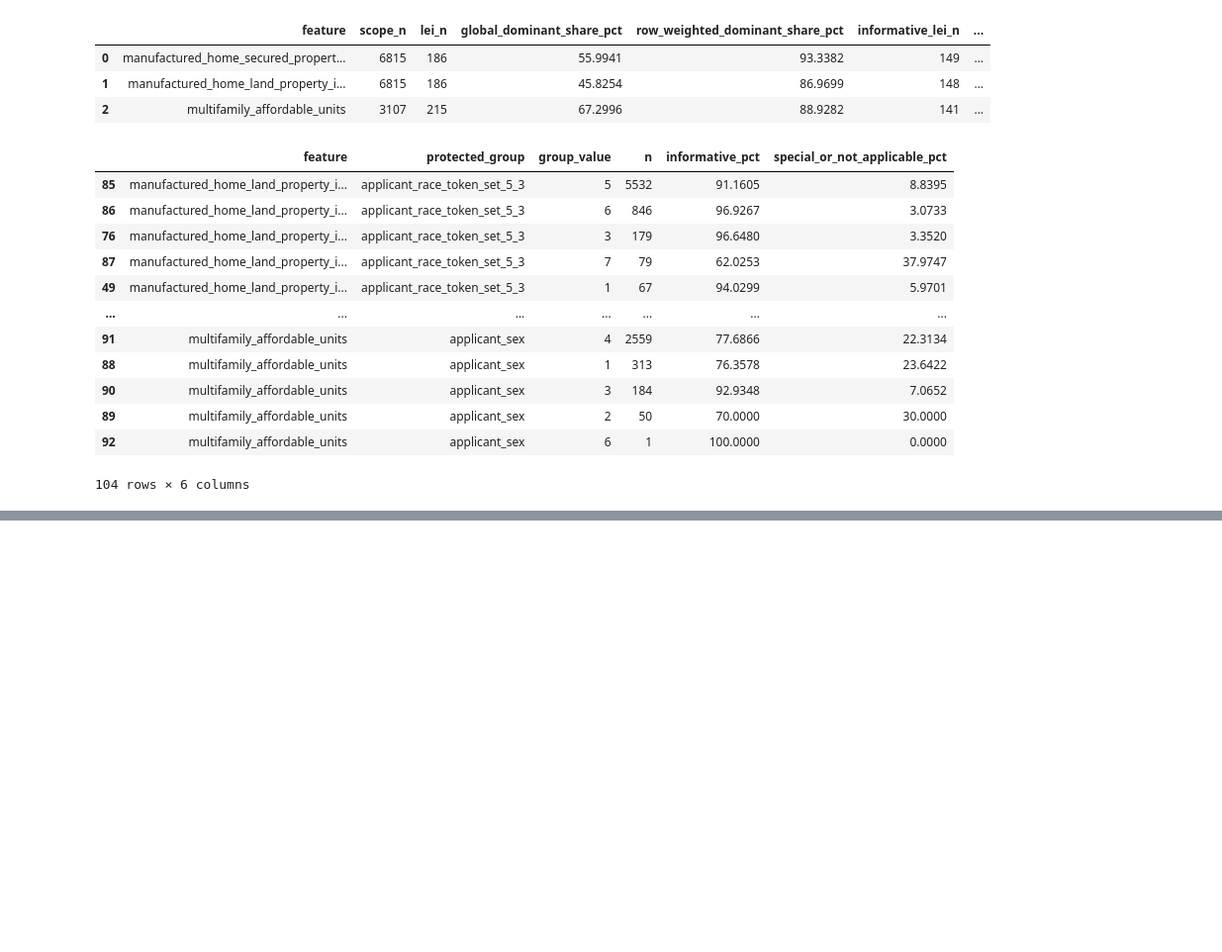
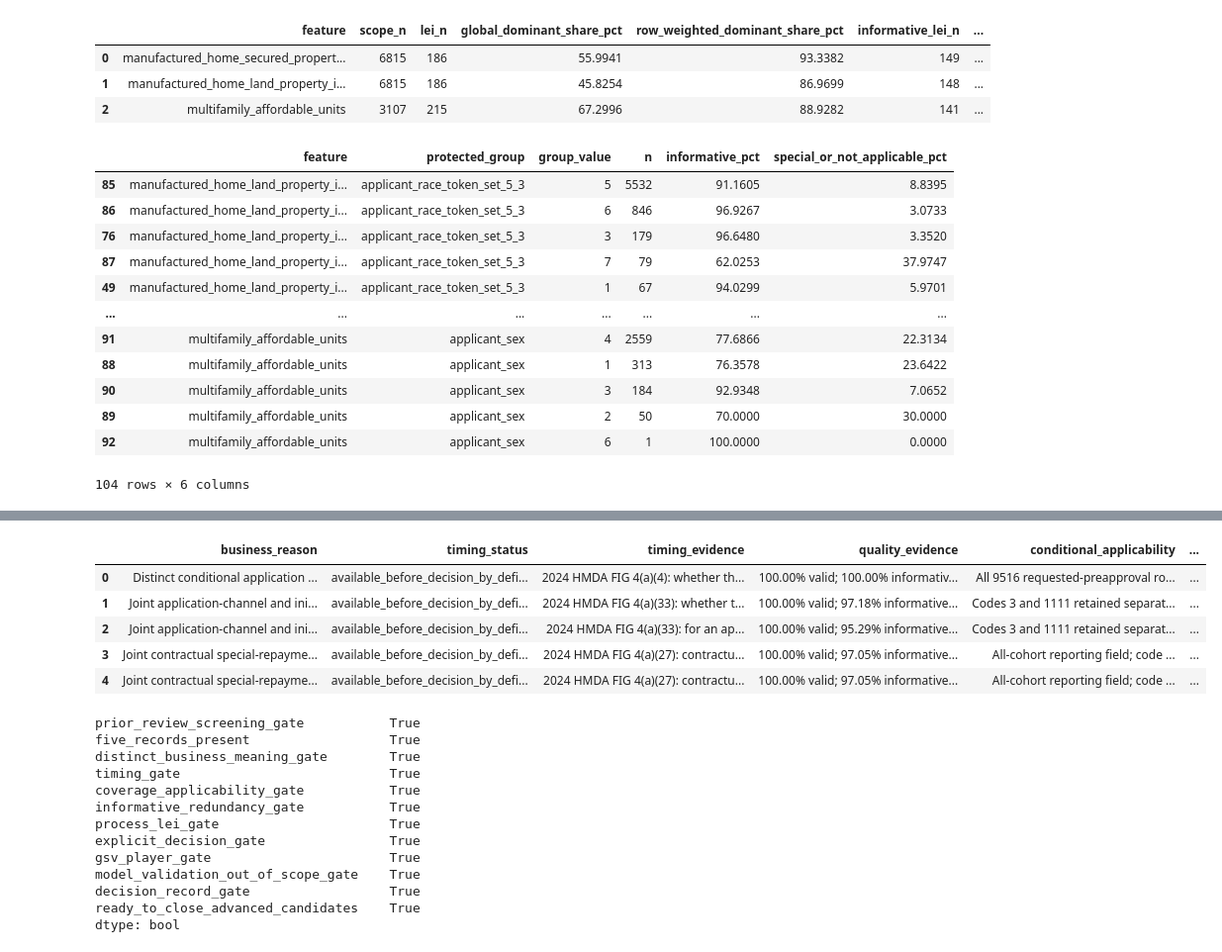
Before and after one commit to DAP391m-Group12/DAP391m, a Jupyter notebook: notebooks/eda_datasetB/05_feature_selction.ipynb, the cells around one changed output, grey strips where cells are left out. Shown at 99% size. Saved outputs shown, nothing was run; the diff lists cells and outputs as text; code cells hidden in the pictures; blank space fills up the shorter version.

```diff
--- a/notebooks/eda_datasetB/05_feature_selction.ipynb
+++ b/notebooks/eda_datasetB/05_feature_selction.ipynb
@@ -2407,0 +2922,65 @@ dtype: bool
+# %%
+# 6.1 Explicit data-only closure decisions for the five advanced records
+ADVANCED_5_1_COLUMNS=["preapproval","submission_of_application","initially_payable_to_institution"]
+ADVANCED_5_2_COLUMNS=["interest_only_payment","balloon_payment"]
+for frame in [screening_decision_5_1,screening_decision_5_2]:
+ for column in ["business_reason","validation_evidence","stability_evidence"]:
+  if column not in frame.columns:frame[column]=pd.NA
+
+preapproval_mask_4=screening_decision_5_1.feature_or_block.eq("preapproval")
+application_process_mask_4=screening_decision_5_1.feature_or_block.isin(["submission_of_application","initially_payable_to_institution"])
+repayment_mask_4=screening_decision_5_2.feature_or_block.isin(ADVANCED_5_2_COLUMNS)
+
+screening_decision_5_1.loc[preapproval_mask_4,"business_reason"]="Distinct conditional application concept: whether a home-purchase application requested preapproval."
+screening_decision_5_1.loc[preapproval_mask_4,"protected_group_sensitivity"]="Not used as a decision rule; Phase 4 closure relies on business, timing, applicability, redundancy, and LEI evidence."
+screening_decision_5_1.loc[preapproval_mask_4,"screening_status"]="keep_after_data_governance_review"
+screening_decision_5_1.loc[preapproval_mask_4,"decision"]="keep"
+screening_decision_5_1.loc[preapproval_mask_4,"decision_reason"]="Kept because it is a distinct pre-decision application concept, has valid conditional applicability, is not redundant with loan_purpose, and has only +0.5844 pp LEI dominance uplift."
+screening_decision_5_1.loc[preapproval_mask_4,"gsv_player"]="preapproval"
+
+screening_decision_5_1.loc[application_process_mask_4,"business_reason"]="Joint application-channel and initial institutional-relationship block."
+screening_decision_5_1.loc[application_process_mask_4,"protected_group_sensitivity"]="Not used as a decision rule; block is excluded for process/organization-proxy meaning."
+screening_decision_5_1.loc[application_process_mask_4,"screening_status"]="exclude_from_further_review"
+screening_decision_5_1.loc[application_process_mask_4,"decision"]="exclude"
+screening_decision_5_1.loc[application_process_mask_4,"decision_reason"]="Excluded jointly because the fields primarily describe submission and institutional process rather than applicant or loan substance; informative-only V is 0.1735 and submission has +12.60 pp LEI dominance uplift."
+screening_decision_5_1.loc[application_process_mask_4,"gsv_player"]="not_applicable"
+
+screening_decision_5_2.loc[repayment_mask_4,"business_reason"]="Joint contractual special-repayment structure: interest-only and balloon-payment terms."
+screening_decision_5_2.loc[repayment_mask_4,"screening_status"]="keep_after_data_governance_review"
+screening_decision_5_2.loc[repayment_mask_4,"decision"]="keep"
+screening_decision_5_2.loc[repayment_mask_4,"decision_reason"]="Kept jointly because both are pre-decision contractual terms with 97.05% informative coverage; informative-only association is 0.1701, so neither is redundant, and LEI concentration does not override their distinct loan-term meaning."
+screening_decision_5_2.loc[repayment_mask_4,"gsv_player"]="special_repayment_structure"
+
+for frame,mask in [(screening_decision_5_1,preapproval_mask_4|application_process_mask_4),(screening_decision_5_2,repayment_mask_4)]:
+ frame.loc[mask,"validation_evidence"]="not_run_not_required_for_data_governance_scope"
+ frame.loc[mask,"stability_evidence"]="data_level_evidence_reviewed_no_model_resampling"
+
+phase_4_decision_records=pd.concat([screening_decision_5_1.loc[screening_decision_5_1.feature_or_block.isin(ADVANCED_5_1_COLUMNS)],screening_decision_5_2.loc[screening_decision_5_2.feature_or_block.isin(ADVANCED_5_2_COLUMNS)]],ignore_index=True,sort=False)
+required_phase_4_fields=["business_reason","timing_status","timing_evidence","quality_evidence","conditional_applicability","redundancy_evidence","organization_proxy_evidence","protected_group_sensitivity","screening_status","decision","decision_reason","gsv_player","validation_evidence","stability_evidence"]
+section_phase_4_gate=pd.Series({"prior_review_screening_gate":bool(section_5_5_gate.ready_to_close_review_screening),"five_records_present":phase_4_decision_records.feature_or_block.nunique()==5,"distinct_business_meaning_gate":phase_4_decision_records.business_reason.notna().all(),"timing_gate":phase_4_decision_records.timing_status.eq("available_before_decision_by_definition").all(),"coverage_applicability_gate":phase_4_decision_records[["quality_evidence","conditional_applicability"]].notna().all().all(),"informative_redundancy_gate":phase_4_decision_records.redundancy_evidence.notna().all(),"process_lei_gate":phase_4_decision_records.organization_proxy_evidence.notna().all(),"explicit_decision_gate":phase_4_decision_records.decision.isin(["keep","exclude"]).all(),"gsv_player_gate":phase_4_decision_records.gsv_player.notna().all(),"model_validation_out_of_scope_gate":phase_4_decision_records.validation_evidence.eq("not_run_not_required_for_data_governance_scope").all(),"decision_record_gate":phase_4_decision_records[required_phase_4_fields].notna().all().all()})
+section_phase_4_gate["ready_to_close_advanced_candidates"]=bool(section_phase_4_gate.all())
+assert phase_4_decision_records.loc[phase_4_decision_records.feature_or_block.eq("preapproval"),"decision"].eq("keep").all()
+assert phase_4_decision_records.loc[phase_4_decision_records.feature_or_block.isin(["submission_of_application","initially_payable_to_institution"]),"decision"].eq("exclude").all()
+assert phase_4_decision_records.loc[phase_4_decision_records.feature_or_block.isin(ADVANCED_5_2_COLUMNS),"decision"].eq("keep").all()
+assert section_phase_4_gate.ready_to_close_advanced_candidates
+display(phase_4_decision_records[required_phase_4_fields]);display(section_phase_4_gate)
+# %% [output]
+|  | business_reason | timing_status | timing_evidence | quality_evidence | conditional_applicability | ... |
+| 0 | Distinct conditional application ... | available_before_decision_by_defi... | 2024 HMDA FIG 4(a)(4): whether th... | 100.00% valid; 100.00% informativ... | All 9516 requested-preapproval ro... | ... |
+| 1 | Joint application-channel and ini... | available_before_decision_by_defi... | 2024 HMDA FIG 4(a)(33): whether t... | 100.00% valid; 97.18% informative... | Codes 3 and 1111 retained separat... | ... |
+| 2 | Joint application-channel and ini... | available_before_decision_by_defi... | 2024 HMDA FIG 4(a)(33): for an ap... | 100.00% valid; 95.29% informative... | Codes 3 and 1111 retained separat... | ... |
+| 3 | Joint contractual special-repayme... | available_before_decision_by_defi... | 2024 HMDA FIG 4(a)(27): contractu... | 100.00% valid; 97.05% informative... | All-cohort reporting field; code ... | ... |
+| 4 | Joint contractual special-repayme... | available_before_decision_by_defi... | 2024 HMDA FIG 4(a)(27): contractu... | 100.00% valid; 97.05% informative... | All-cohort reporting field; code ... | ... |
+prior_review_screening_gate           True
+five_records_present                  True
+distinct_business_meaning_gate        True
+timing_gate                           True
+coverage_applicability_gate           True
+informative_redundancy_gate           True
+process_lei_gate                      True
+explicit_decision_gate                True
+gsv_player_gate                       True
+model_validation_out_of_scope_gate    True
+decision_record_gate                  True
+ready_to_close_advanced_candidates    True
+dtype: bool
```
Also changed, not shown: parts of 23 cells of this notebook.
